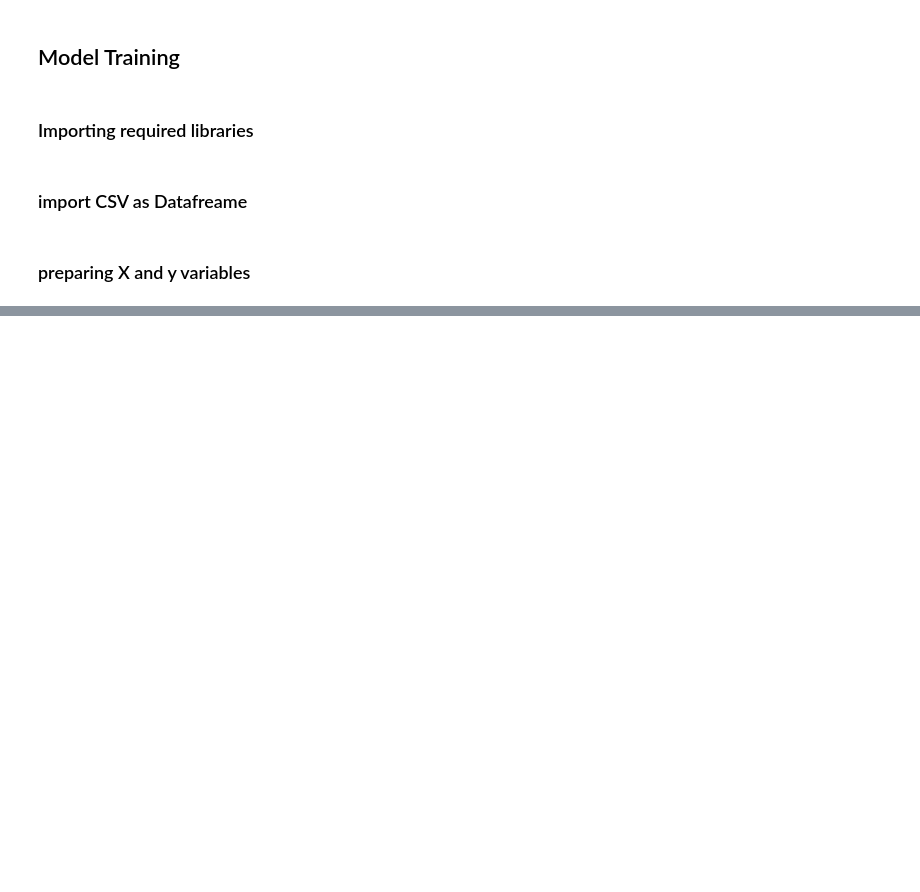
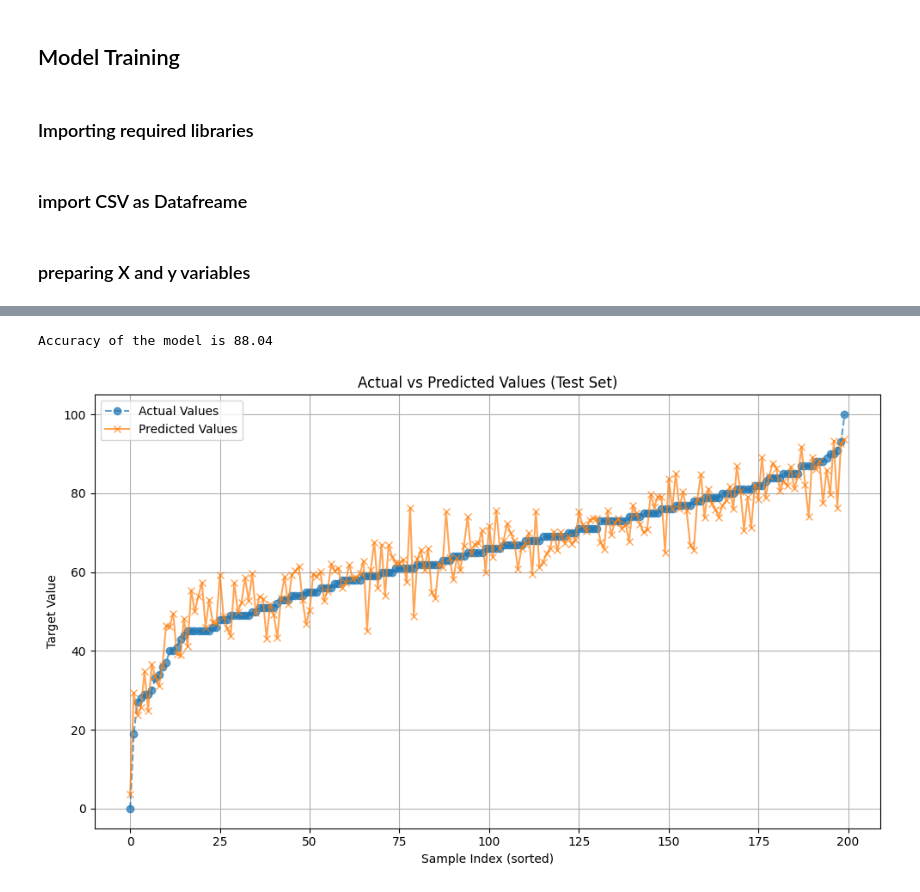
Before and after one commit to Dixant-Dutt/MLModels, a Jupyter notebook: notebook/MODEL TRAINING.ipynb, the cells around one changed output, grey strips where cells are left out. Saved outputs shown, nothing was run; the diff lists cells and outputs as text; code cells hidden in the pictures; blank space fills up the shorter version.

Commit message:
model training

```diff
--- a/notebook/MODEL TRAINING.ipynb
+++ b/notebook/MODEL TRAINING.ipynb
@@ -61,0 +78,2 @@ Length: 1000, dtype: float64
+# %%
+X=preprocessor.fit_transform(X)
@@ -61,0 +84,4 @@ Length: 1000, dtype: float64
+# %%
+# seprate dataset into train and test
+from sklearn.model_selection import train_test_split
+X_train, X_test, y_train,y_test = train_test_split(X,y,test_size=0.2,random_state=42)
@@ -61,0 +94,7 @@ Length: 1000, dtype: float64
+# %%
+def evaluate_model(true,predicted):
+    mae = mean_absolute_error(true,predicted)
+    mse =mean_squared_error(true,predicted)
+    rmse = np.sqrt(mean_squared_error(true,predicted))
+    r2_square = r2_score(true,predicted)
+    return mae, mse, rmse, r2_square
@@ -61,0 +191,29 @@ Length: 1000, dtype: float64
+# %%
+
+lin_model = LinearRegression()
+
+lin_model.fit(X_train, y_train)
+y_test_pred = lin_model.predict(X_test)
+score =r2_score(y_test,y_test_pred)* 100
+print("Accuracy of the model is {:.2f}".format(score))
+# %% [output]
+Accuracy of the model is 88.04
+# %%
+
+sorted_indices = y_test.argsort()
+y_test_sorted = y_test.iloc[sorted_indices]
+y_pred_sorted = y_test_pred[sorted_indices]
+
+plt.figure(figsize=(10, 6))
+plt.plot(y_test_sorted.values, label='Actual Values', marker='o', linestyle='--', alpha=0.7)
+plt.plot(y_pred_sorted, label='Predicted Values', marker='x', linestyle='-', alpha=0.7)
+
+plt.title('Actual vs Predicted Values (Test Set)')
+plt.xlabel('Sample Index (sorted)')
+plt.ylabel('Target Value')
+plt.legend()
+plt.grid(True)
+plt.tight_layout()
+plt.show()
+# %% [output]
+[figure, added]
```
Also changed, not shown: parts of 11 cells of this notebook, 4 other files.
